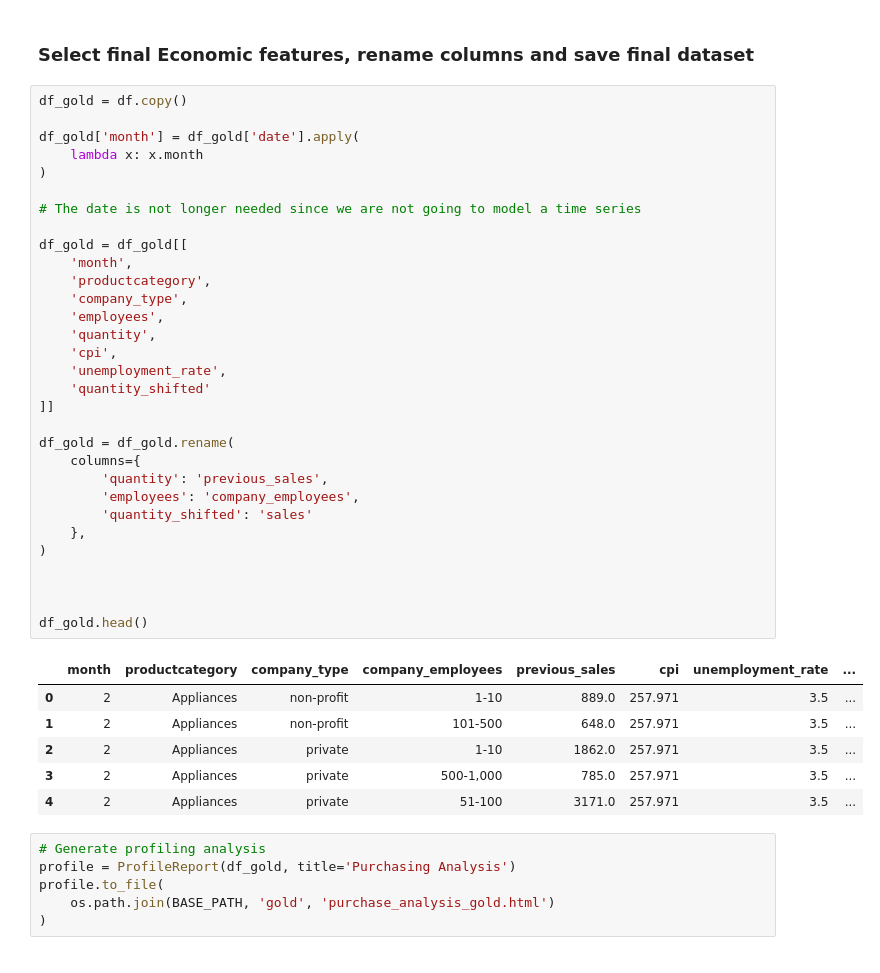
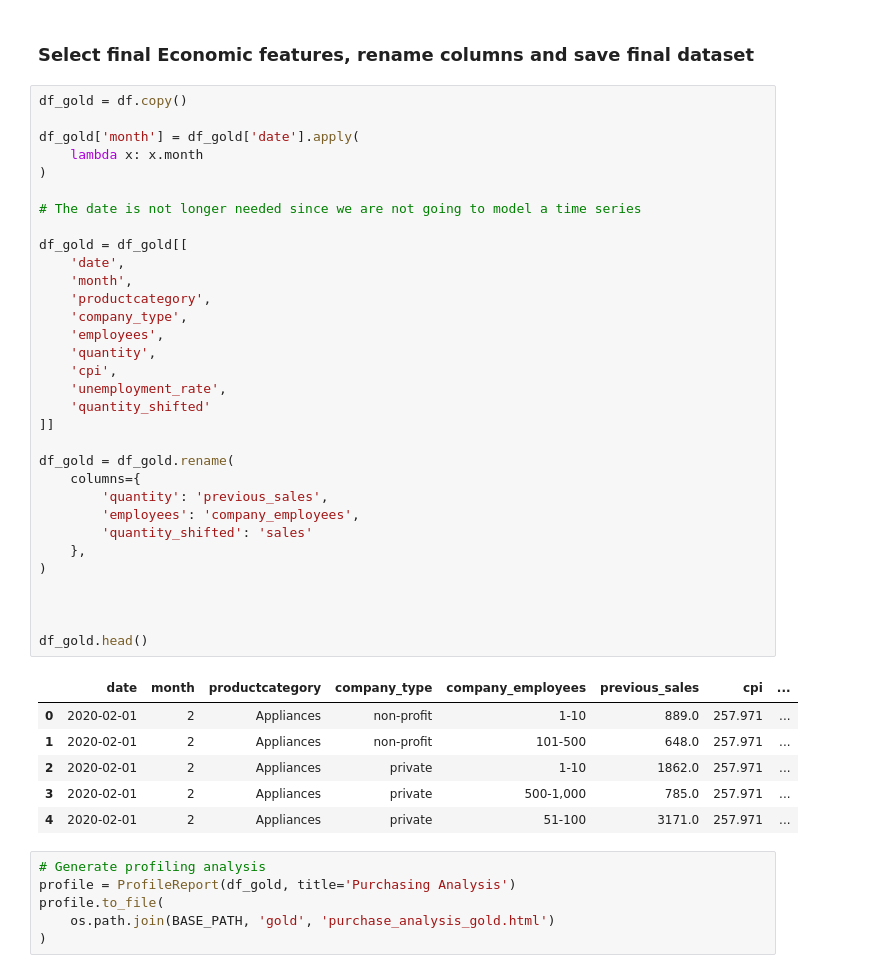
Before and after one commit to RAFAELLOPE/data_mining_project, a Jupyter notebook: analysis/EDA2.ipynb, the cells around one changed output. Cells and saved outputs as stored; diff of their text form.

```diff
--- a/analysis/EDA2.ipynb
+++ b/analysis/EDA2.ipynb
@@ -196,39 +196,40 @@ df_gold = df.copy()
 
 df_gold['month'] = df_gold['date'].apply(
     lambda x: x.month
 )
 
 # The date is not longer needed since we are not going to model a time series
 
 df_gold = df_gold[[
+    'date',
     'month',
     'productcategory',
     'company_type',
     'employees',
     'quantity',
     'cpi',
     'unemployment_rate',
     'quantity_shifted'
 ]]
 
 df_gold = df_gold.rename(
     columns={
         'quantity': 'previous_sales',
         'employees': 'company_employees',
         'quantity_shifted': 'sales'
     },
 )
 
 
 
 df_gold.head()
 # %% [output]
-|  | month | productcategory | company_type | company_employees | previous_sales | cpi | unemployment_rate | ... |
-| 0 | 2 | Appliances | non-profit | 1-10 | 889.0 | 257.971 | 3.5 | ... |
-| 1 | 2 | Appliances | non-profit | 101-500 | 648.0 | 257.971 | 3.5 | ... |
-| 2 | 2 | Appliances | private | 1-10 | 1862.0 | 257.971 | 3.5 | ... |
-| 3 | 2 | Appliances | private | 500-1,000 | 785.0 | 257.971 | 3.5 | ... |
-| 4 | 2 | Appliances | private | 51-100 | 3171.0 | 257.971 | 3.5 | ... |
+|  | date | month | productcategory | company_type | company_employees | previous_sales | cpi | ... |
+| 0 | 2020-02-01 | 2 | Appliances | non-profit | 1-10 | 889.0 | 257.971 | ... |
+| 1 | 2020-02-01 | 2 | Appliances | non-profit | 101-500 | 648.0 | 257.971 | ... |
+| 2 | 2020-02-01 | 2 | Appliances | private | 1-10 | 1862.0 | 257.971 | ... |
+| 3 | 2020-02-01 | 2 | Appliances | private | 500-1,000 | 785.0 | 257.971 | ... |
+| 4 | 2020-02-01 | 2 | Appliances | private | 51-100 | 3171.0 | 257.971 | ... |
 # %%
 # Generate profiling analysis
 profile = ProfileReport(df_gold, title='Purchasing Analysis')
```
Also changed, not shown: 4 other files.
